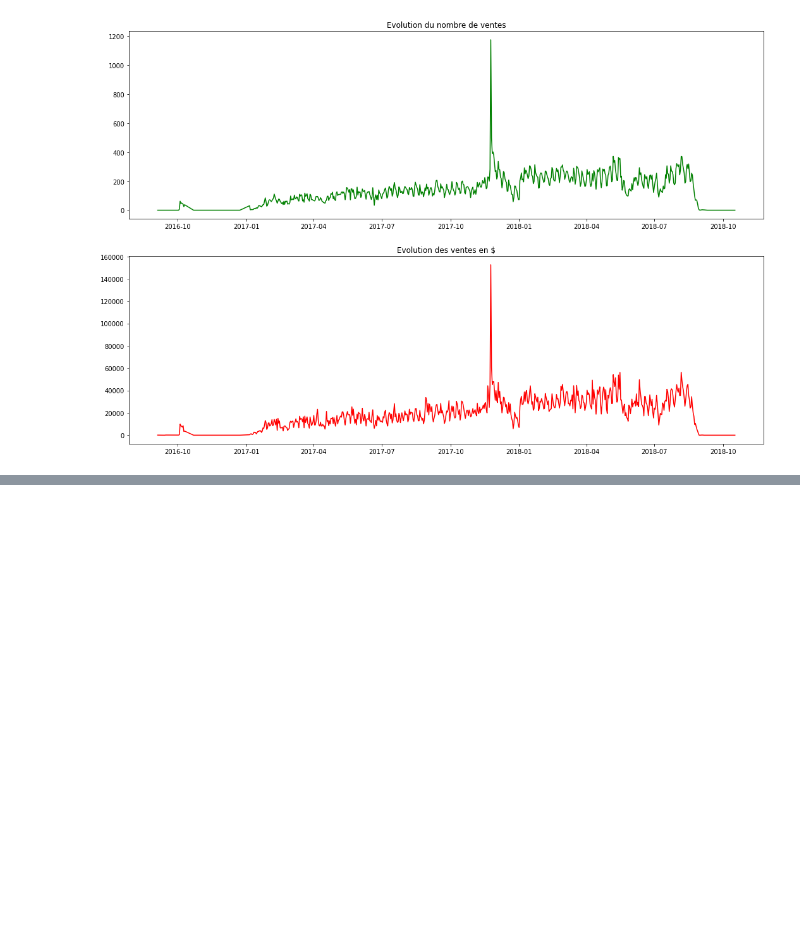
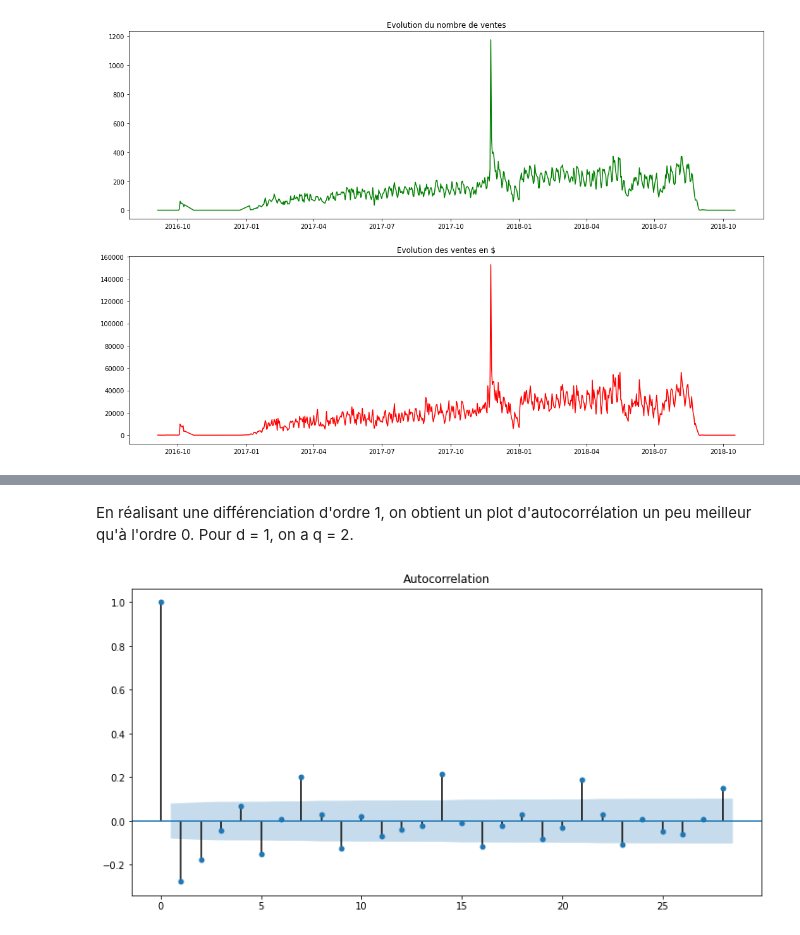
Before and after one commit to pihk94/Free2move, a Jupyter notebook: Analyse_Melchior_Prugniaud.ipynb, the cells around one changed output, grey strips where cells are left out. Drawn from its saved outputs; the diff is of its cells as text; code cells hidden in the pictures; blank space fills up the shorter version.

```diff
--- a/Analyse_Melchior_Prugniaud.ipynb
+++ b/Analyse_Melchior_Prugniaud.ipynb
@@ -836,0 +882,10 @@ len(ventes)
+# %% [markdown]
+En réalisant une différenciation d'ordre 1, on obtient un plot d'autocorrélation un peu meilleur qu'à l'ordre 0.
+Pour d = 1, on a q = 2.
+# %%
+from statsmodels.graphics.tsaplots import plot_acf, plot_pacf
+fig, ax = plt.subplots(figsize=(12, 6))
+plot_acf(ventes.Montant_Ventes.diff().dropna(),ax=ax)
+plt.show()
+# %% [output]
+[figure, added]
```
Also changed, not shown: parts of 25 cells of this notebook.
